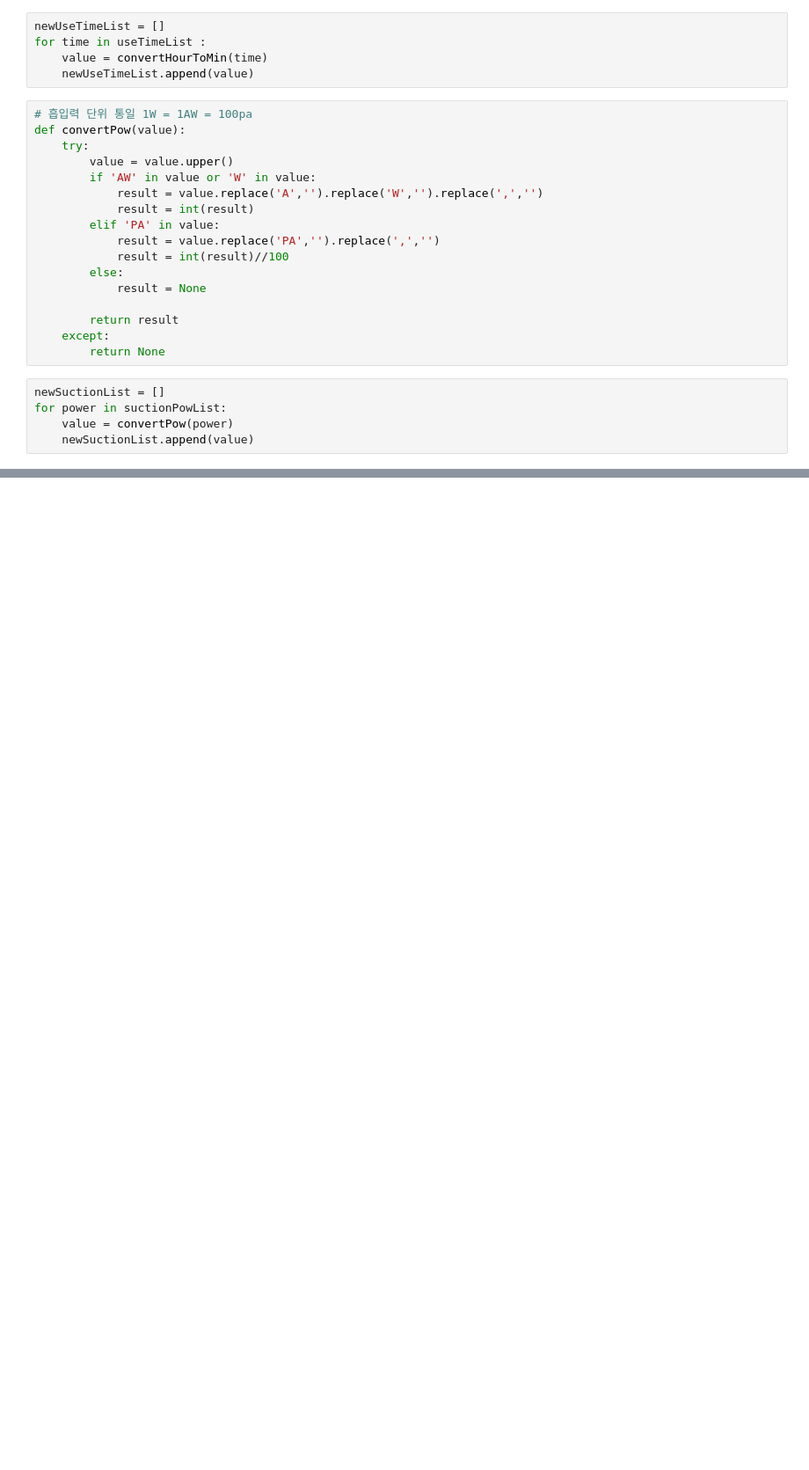
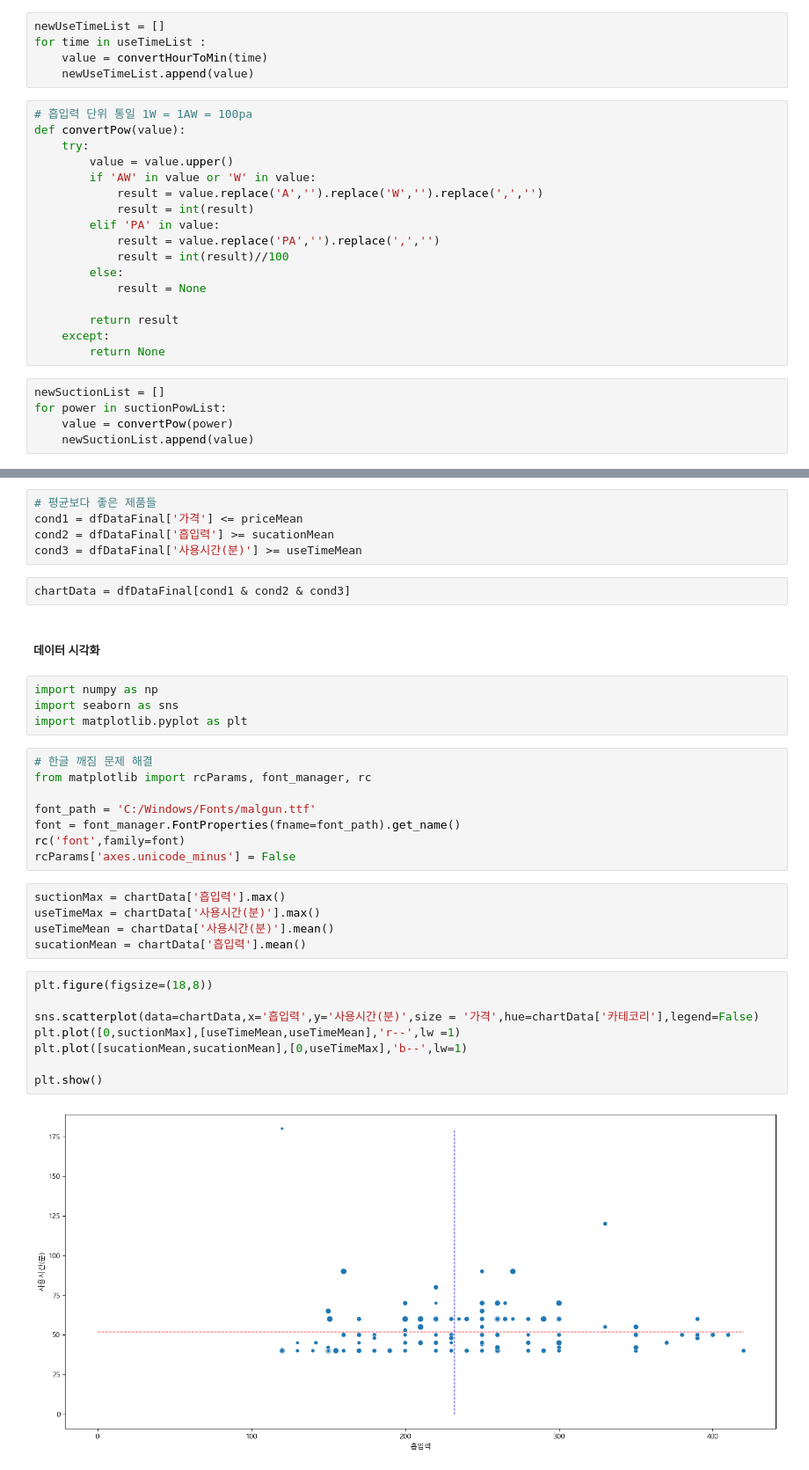
Before and after one commit to simwh123/bigdata-analysis-2024, a Jupyter notebook: day08/da18_무선청소기_인기상품_분석.ipynb, the cells around one changed output, grey strips where cells are left out. Shown: that part at 88% size. Saved outputs shown, nothing was run; the diff lists cells and outputs as text; blank space fills up the shorter version.

```diff
--- a/day08/da18_무선청소기_인기상품_분석.ipynb
+++ b/day08/da18_무선청소기_인기상품_분석.ipynb
@@ -355,0 +292,36 @@ dfLast.to_excel('./data/무선청소기_최종.xlsx',index=False)
+# %%
+# 평균보다 좋은 제품들
+cond1 = dfDataFinal['가격'] <= priceMean
+cond2 = dfDataFinal['흡입력'] >= sucationMean
+cond3 = dfDataFinal['사용시간(분)'] >= useTimeMean
+# %%
+chartData = dfDataFinal[cond1 & cond2 & cond3]
+# %% [markdown]
+##### 데이터 시각화
+# %%
+import numpy as np
+import seaborn as sns
+import matplotlib.pyplot as plt
+# %%
+# 한글 깨짐 문제 해결
+from matplotlib import rcParams, font_manager, rc
+
+font_path = 'C:/Windows/Fonts/malgun.ttf'
+font = font_manager.FontProperties(fname=font_path).get_name()
+rc('font',family=font)
+rcParams['axes.unicode_minus'] = False
+# %%
+suctionMax = chartData['흡입력'].max()
+useTimeMax = chartData['사용시간(분)'].max()
+useTimeMean = chartData['사용시간(분)'].mean()
+sucationMean = chartData['흡입력'].mean()
+# %%
+plt.figure(figsize=(18,8))
+
+sns.scatterplot(data=chartData,x='흡입력',y='사용시간(분)',size = '가격',hue=chartData['카테코리'],legend=False)
+plt.plot([0,suctionMax],[useTimeMean,useTimeMean],'r--',lw =1)
+plt.plot([sucationMean,sucationMean],[0,useTimeMax],'b--',lw=1)
+
+plt.show()
+# %% [output]
+[figure, added]
```
Also changed, not shown: parts of 36 cells of this notebook, 7 other files.
